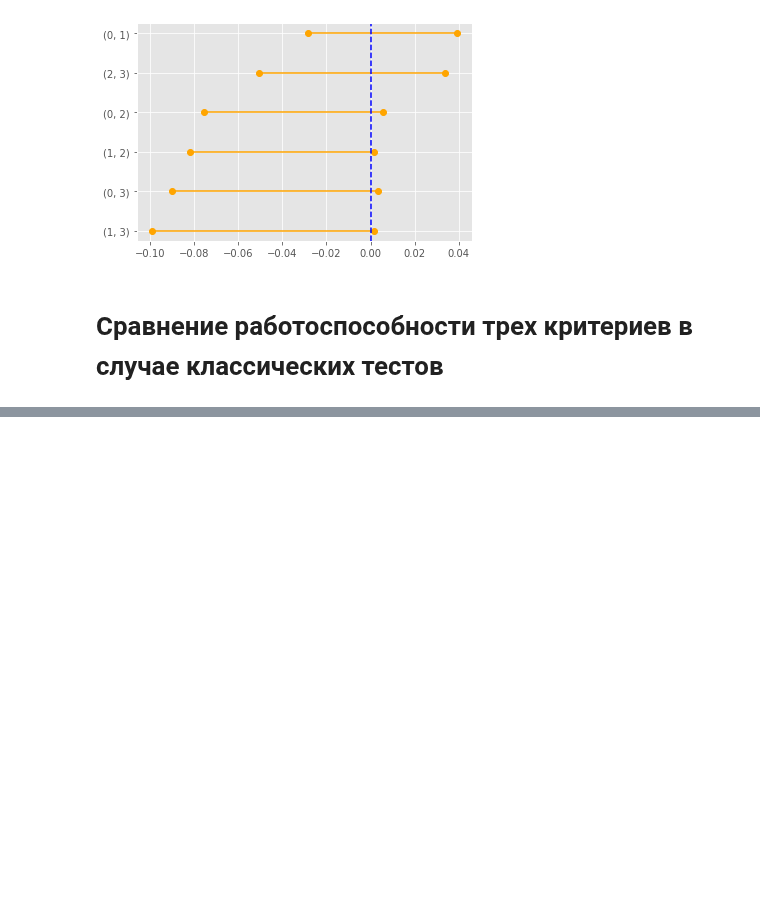
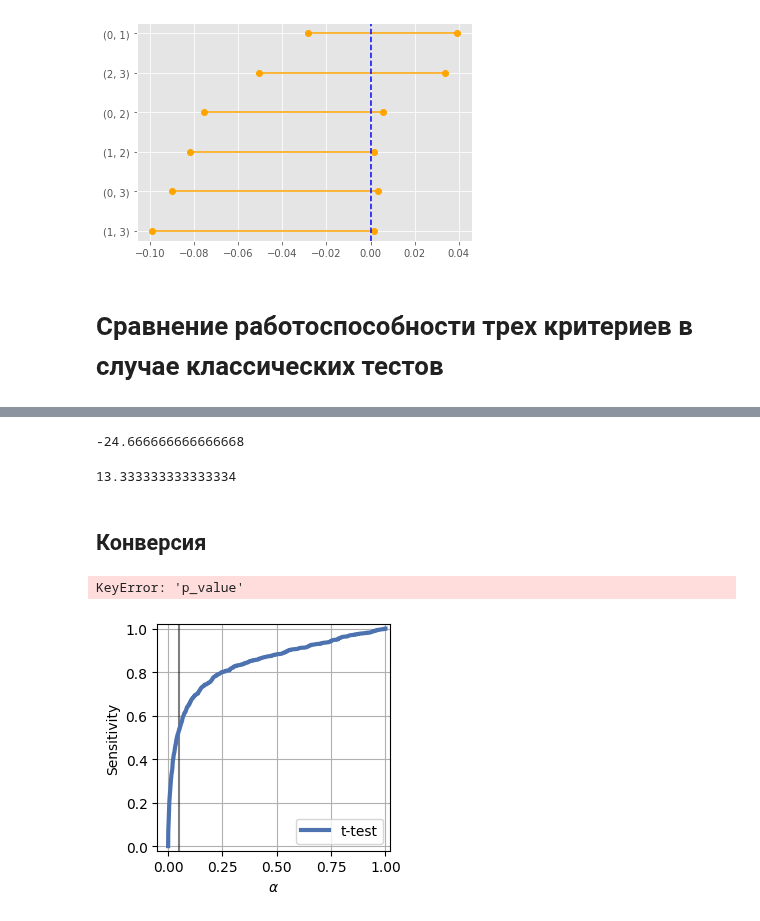
Before and after one commit to iakubovskii7/AB, a Jupyter notebook: AB_classic_theory_implementing.ipynb, the cells around one changed output, grey strips where cells are left out. Cells and saved outputs as stored; diff of their text form; code cells hidden in the pictures; blank space fills up the shorter version.

```diff
--- a/AB_classic_theory_implementing.ipynb
+++ b/AB_classic_theory_implementing.ipynb
@@ -789,0 +623,57 @@ ab.bootstrap_multiple_test()
+# %%
+n = dat.shape[0]
+2 * np.min([np.sum(delete.loc[(1, 3), "bs_difference_means"] < 0) / n,
+            1 - np.sum(delete.loc[(1,3), "bs_difference_means"] < 0) / n])
+# %% [output]
+-24.666666666666668
+# %%
+np.sum(delete.loc[(1, 3), "bs_difference_means"] < 0) / n
+# %% [output]
+13.333333333333334
+# %% [markdown]
+## Конверсия
+# %%
+dat = np.random.lognormal([-2, -2.01], [2, 2], size=(750, 2))
+student_p_values, mannwhitney_p_values, bootstrap_p_values = [], [], []
+for i in tqdm(range(1000)):
+    np.random.seed(i)
+    dat = np.random.lognormal([-2, -2.5], [2, 2], size=(750, 2))
+    ab = ABTest(data=dat)
+    res_st, _ = ab.student_multiple_test()
+    res_mu, _ = ab.mann_whitney_multiple_test()
+    res_bs, _ = ab.bootstrap_multiple_test()
+    student_p_values.append(res_st.loc[:, 'p_value'].values[0])
+    mannwhitney_p_values.append(res_mu.loc[:, 'p_value'].values[0])
+    bootstrap_p_values.append(res_bs.loc[:, "p_value"].values[0])
+# %% [output]
+KeyError: 'p_value'
+# %%
+# Палитра цветов
+colors = sns.color_palette("deep")
+
+def plot_cdf(data: np.ndarray, label: str, ax: Axes, color: str = colors[0], linewidth=3):
+    sorted_data = np.sort(data)
+    position = scipy.stats.rankdata(sorted_data, method='ordinal')
+    cdf = position / data.shape[0]
+
+    sorted_data = np.hstack((sorted_data, 1))
+    cdf = np.hstack((cdf, 1))
+
+    return ax.plot(sorted_data,
+                   cdf,
+                   color=color,
+                   linestyle='solid',
+                   label=label,
+                   linewidth=linewidth)
+
+fig, ax = plt.subplots(figsize=(3, 3), dpi = 100)
+gr = ax.grid(True)
+xlim = ax.set_xlim(-0.05,1.02)
+ylim = ax.set_ylim(-0.02,1.02)
+ax.axvline(0.05, color='k', alpha=0.5)
+cdf = plot_cdf(np.array(student_p_values),'t-test', ax)
+ax.set_xlabel(r'$\alpha$')
+ax.set_ylabel('Sensitivity')
+legend = ax.legend()
+# %% [output]
+[figure, added]
```
Also changed, not shown: parts of 6 cells of this notebook, 2 other files.
